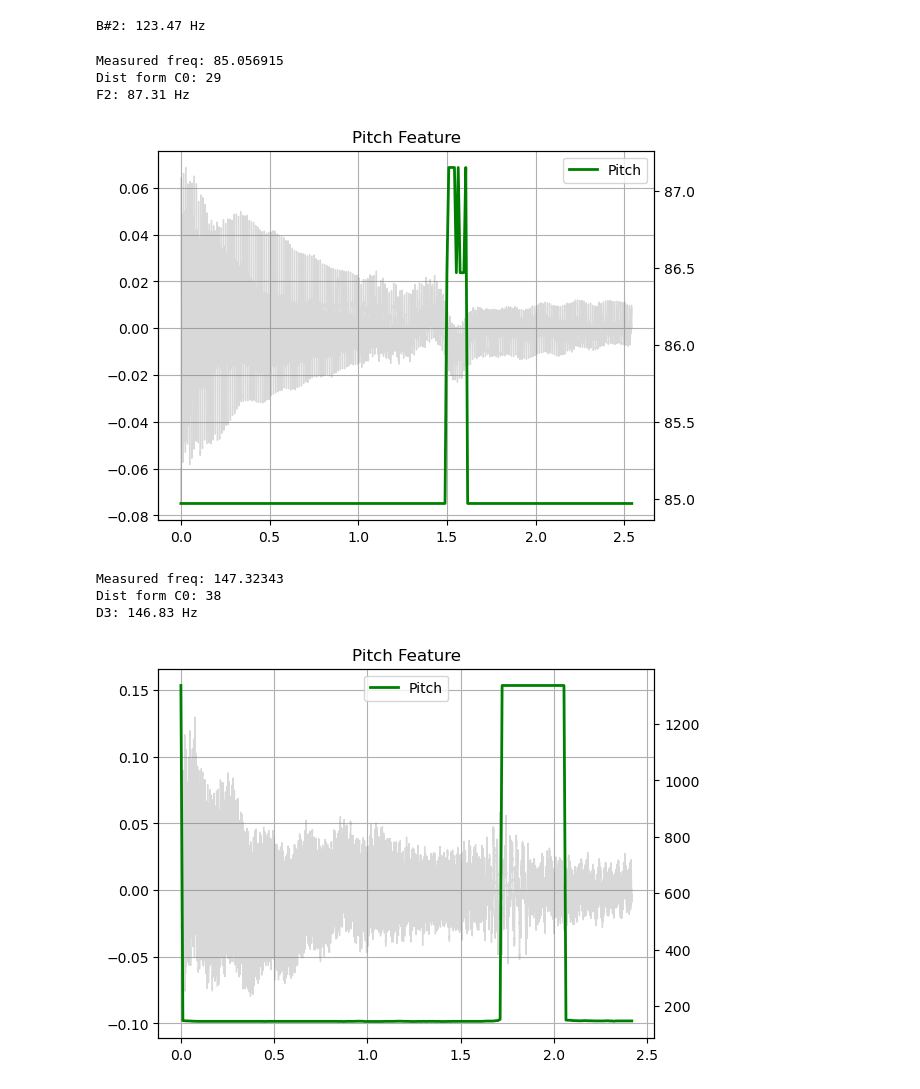
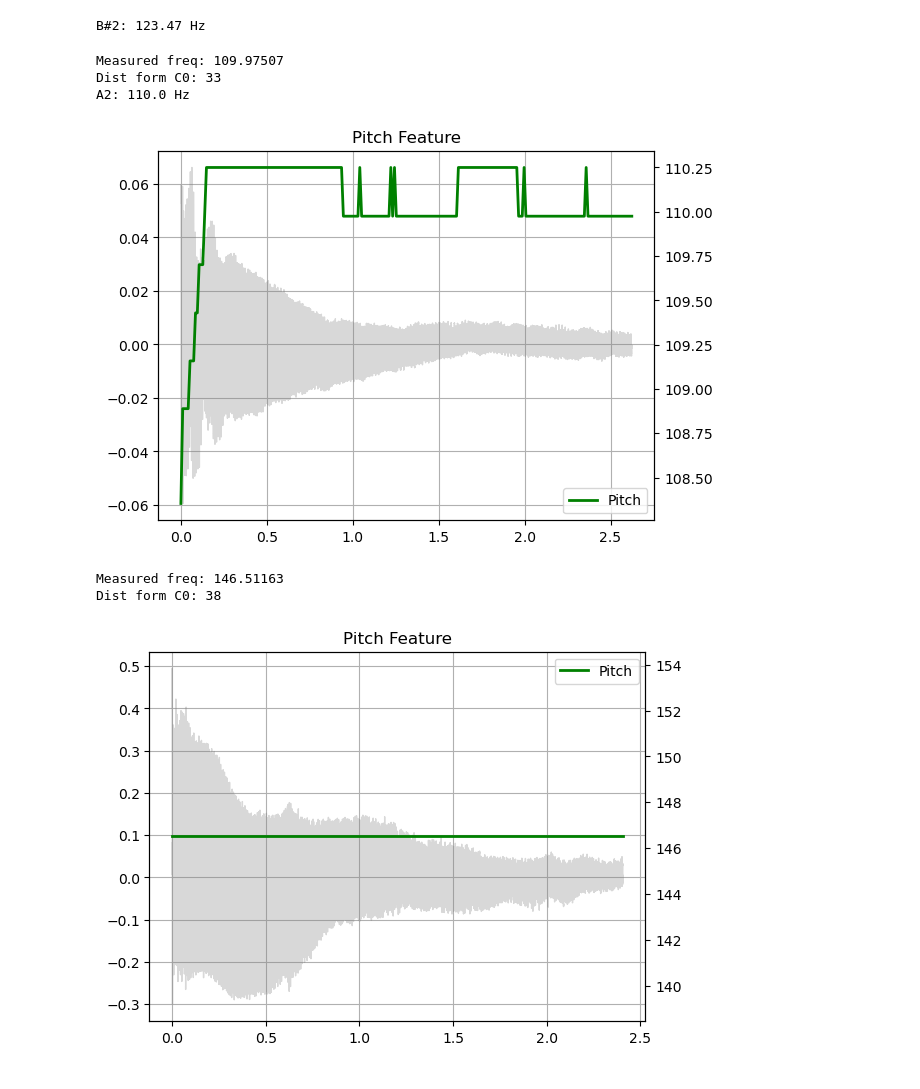
Before and after one commit to ScytheGreg/A_E_Guitar_Recognition, a Jupyter notebook: A_E_Guitar_Recognition.ipynb, the cells around one changed output. Drawn from its saved outputs; the diff is of its cells as text; code cells hidden in the pictures.

Commit message:
Implement gaussian kde for pitch detection

```diff
--- a/A_E_Guitar_Recognition.ipynb
+++ b/A_E_Guitar_Recognition.ipynb
@@ -166,6 +166,7 @@ class SampleAudio(Audio):
         start_sample = non_silent[0]
         self.WAVE_FORM = self.WAVE_FORM[:, start_sample:]
 # %%
+from scipy.stats import gaussian_kde
 class SingleToneSample(SampleAudio):
     def __init__(self, path, freq_high=1400, tuning=440, conv="EasternEurope"):
         super().__init__(path)
@@ -175,26 +176,33 @@ class SingleToneSample(SampleAudio):
     def detect_tone(self, freq_high=1400):
         waveform = self.WAVE_FORM
         sr = self.SAMPLE_RATE
-        pitch = F.detect_pitch_frequency(waveform, sr, freq_high=freq_high)
-        pitch = torch.mean(pitch).numpy()
-        print("Measured freq: " + str(pitch))
-        self.note.set_by_frequency(pitch)
+        pitch = F.detect_pitch_frequency(waveform, sr, freq_high=freq_high).numpy()
+        pitch = pitch[(pitch > 15) & (pitch < freq_high)]
+        pitch = pitch.ravel()
+        std = np.std(pitch)
+        if std < 0.5:   # Jeśli dane są "płaskie"
+            mode_value = np.median(pitch)
+        else:          # Jeśli są zaburzenia
+            kde = gaussian_kde(pitch)
+            x = np.linspace(pitch.min(), pitch.max(), 1000)
+            mode_value = x[np.argmax(kde(x))]
+
+        print("Measured freq:", mode_value)
+        self.note.set_by_frequency(mode_value)
 # %%
-PATH = "Raw_Audio_Data/E2/10.wav"
+PATH = "Raw_Audio_Data/A2/10.wav"
 tone = SingleToneSample(PATH)
 tone.note.print()
 tone.plot_pitch()
 # %% [output]
-Measured freq: 85.056915
-Dist form C0: 29
-F2: 87.31 Hz
+Measured freq: 109.97507
+Dist form C0: 33
+A2: 110.0 Hz
-[figure, old version]
+[figure, new version]
 # %%
-tone2 = SingleToneSample("Raw_Audio_Data/D3/0.wav", freq_high=300)
-tone2.note.print()
+tone2 = SingleToneSample("Raw_Audio_Data/D3/2.wav")
 tone2.plot_pitch()
 # %% [output]
-Measured freq: 147.32343
+Measured freq: 146.51163
 Dist form C0: 38
-D3: 146.83 Hz
-[figure, old version]
+[figure, new version]
```
